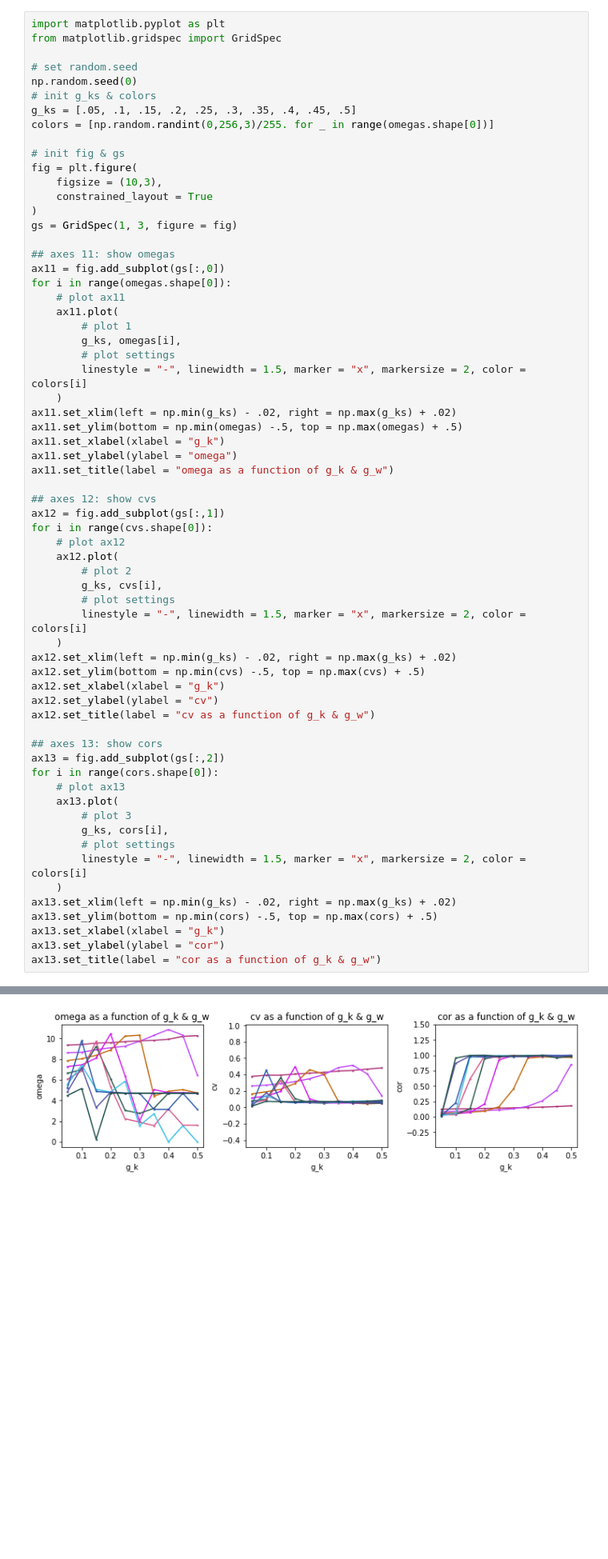
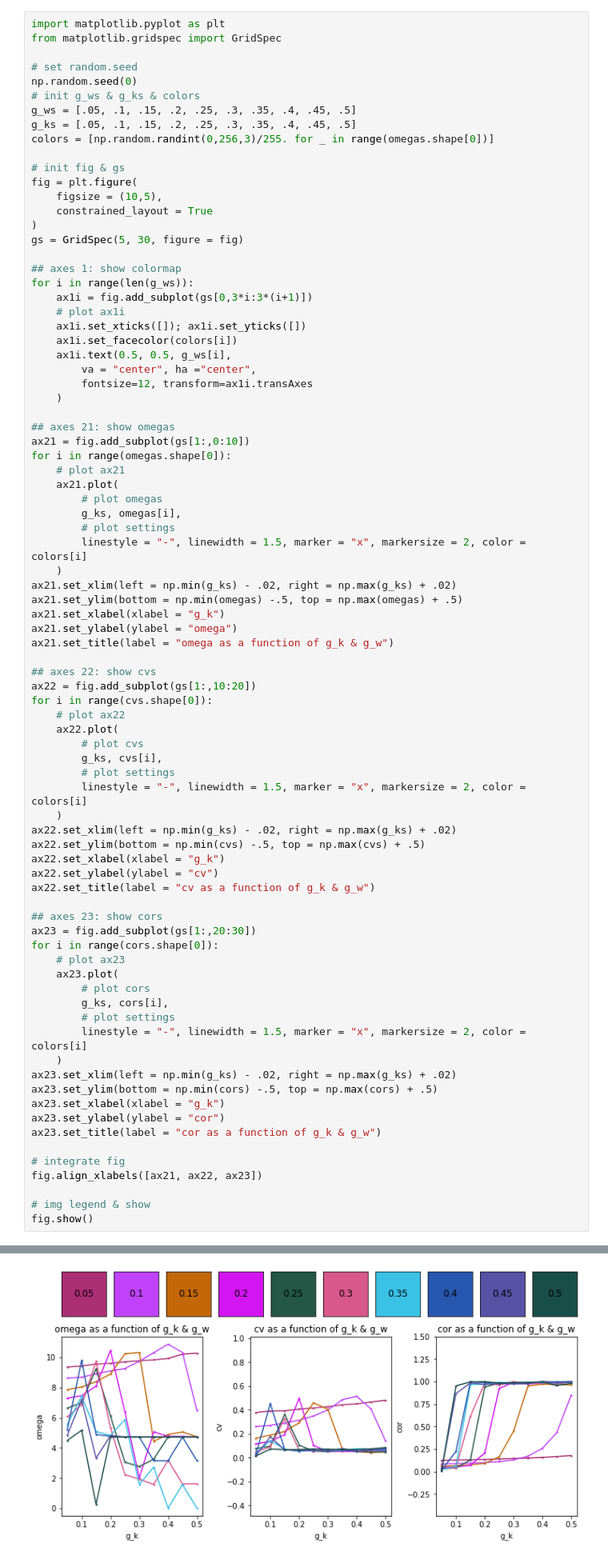
Before and after one commit to Fassial/pku-intern, a Jupyter notebook: examples/gap-junction-2d/exprs/report/expr1.ipynb, the cells around one changed output, grey strips where cells are left out. Shown: that part at 80% size. Cells and saved outputs as stored; diff of their text form; blank space fills up the shorter version.

```diff
--- a/examples/gap-junction-2d/exprs/report/expr1.ipynb
+++ b/examples/gap-junction-2d/exprs/report/expr1.ipynb
@@ -39,62 +39,80 @@ from matplotlib.gridspec import GridSpec
 
 # set random.seed
 np.random.seed(0)
-# init g_ks & colors
+# init g_ws & g_ks & colors
+g_ws = [.05, .1, .15, .2, .25, .3, .35, .4, .45, .5]
 g_ks = [.05, .1, .15, .2, .25, .3, .35, .4, .45, .5]
 colors = [np.random.randint(0,256,3)/255. for _ in range(omegas.shape[0])]
 
 # init fig & gs
 fig = plt.figure(
-    figsize = (10,3),
+    figsize = (10,5),
     constrained_layout = True
 )
-gs = GridSpec(1, 3, figure = fig)
+gs = GridSpec(5, 30, figure = fig)
 
-## axes 11: show omegas
-ax11 = fig.add_subplot(gs[:,0])
+## axes 1: show colormap
+for i in range(len(g_ws)):
+    ax1i = fig.add_subplot(gs[0,3*i:3*(i+1)])
+    # plot ax1i
+    ax1i.set_xticks([]); ax1i.set_yticks([])
+    ax1i.set_facecolor(colors[i])
+    ax1i.text(0.5, 0.5, g_ws[i],
+        va = "center", ha ="center",
+        fontsize=12, transform=ax1i.transAxes
+    )
+
+## axes 21: show omegas
+ax21 = fig.add_subplot(gs[1:,0:10])
 for i in range(omegas.shape[0]):
-    # plot ax11
-    ax11.plot(
-        # plot 1
+    # plot ax21
+    ax21.plot(
+        # plot omegas
         g_ks, omegas[i],
         # plot settings
         linestyle = "-", linewidth = 1.5, marker = "x", markersize = 2, color = colors[i]
     )
-ax11.set_xlim(left = np.min(g_ks) - .02, right = np.max(g_ks) + .02)
-ax11.set_ylim(bottom = np.min(omegas) -.5, top = np.max(omegas) + .5)
-ax11.set_xlabel(xlabel = "g_k")
-ax11.set_ylabel(ylabel = "omega")
-ax11.set_title(label = "omega as a function of g_k & g_w")
+ax21.set_xlim(left = np.min(g_ks) - .02, right = np.max(g_ks) + .02)
+ax21.set_ylim(bottom = np.min(omegas) -.5, top = np.max(omegas) + .5)
+ax21.set_xlabel(xlabel = "g_k")
+ax21.set_ylabel(ylabel = "omega")
+ax21.set_title(label = "omega as a function of g_k & g_w")
 
-## axes 12: show cvs
-ax12 = fig.add_subplot(gs[:,1])
+## axes 22: show cvs
+ax22 = fig.add_subplot(gs[1:,10:20])
 for i in range(cvs.shape[0]):
-    # plot ax12
-    ax12.plot(
-        # plot 2
+    # plot ax22
+    ax22.plot(
+        # plot cvs
         g_ks, cvs[i],
         # plot settings
         linestyle = "-", linewidth = 1.5, marker = "x", markersize = 2, color = colors[i]
     )
-ax12.set_xlim(left = np.min(g_ks) - .02, right = np.max(g_ks) + .02)
-ax12.set_ylim(bottom = np.min(cvs) -.5, top = np.max(cvs) + .5)
-ax12.set_xlabel(xlabel = "g_k")
-ax12.set_ylabel(ylabel = "cv")
-ax12.set_title(label = "cv as a function of g_k & g_w")
+ax22.set_xlim(left = np.min(g_ks) - .02, right = np.max(g_ks) + .02)
+ax22.set_ylim(bottom = np.min(cvs) -.5, top = np.max(cvs) + .5)
+ax22.set_xlabel(xlabel = "g_k")
+ax22.set_ylabel(ylabel = "cv")
+ax22.set_title(label = "cv as a function of g_k & g_w")
 
-## axes 13: show cors
-ax13 = fig.add_subplot(gs[:,2])
+## axes 23: show cors
+ax23 = fig.add_subplot(gs[1:,20:30])
 for i in range(cors.shape[0]):
-    # plot ax13
-    ax13.plot(
-        # plot 3
+    # plot ax23
+    ax23.plot(
+        # plot cors
         g_ks, cors[i],
         # plot settings
         linestyle = "-", linewidth = 1.5, marker = "x", markersize = 2, color = colors[i]
     )
-ax13.set_xlim(left = np.min(g_ks) - .02, right = np.max(g_ks) + .02)
-ax13.set_ylim(bottom = np.min(cors) -.5, top = np.max(cors) + .5)
-ax13.set_xlabel(xlabel = "g_k")
-ax13.set_ylabel(ylabel = "cor")
-ax13.set_title(label = "cor as a function of g_k & g_w")
+ax23.set_xlim(left = np.min(g_ks) - .02, right = np.max(g_ks) + .02)
+ax23.set_ylim(bottom = np.min(cors) -.5, top = np.max(cors) + .5)
+ax23.set_xlabel(xlabel = "g_k")
+ax23.set_ylabel(ylabel = "cor")
+ax23.set_title(label = "cor as a function of g_k & g_w")
+
+# integrate fig
+fig.align_xlabels([ax21, ax22, ax23])
+
+# img legend & show
+fig.show()
 # %% [output]
@@ -102 +119 @@ Text(0.5, 1.0, 'cor as a function of g_k & g_w')
-[figure, old version]
+[figure, new version]
```
Also changed, not shown: parts of 10 cells of this notebook, 4 other files.
